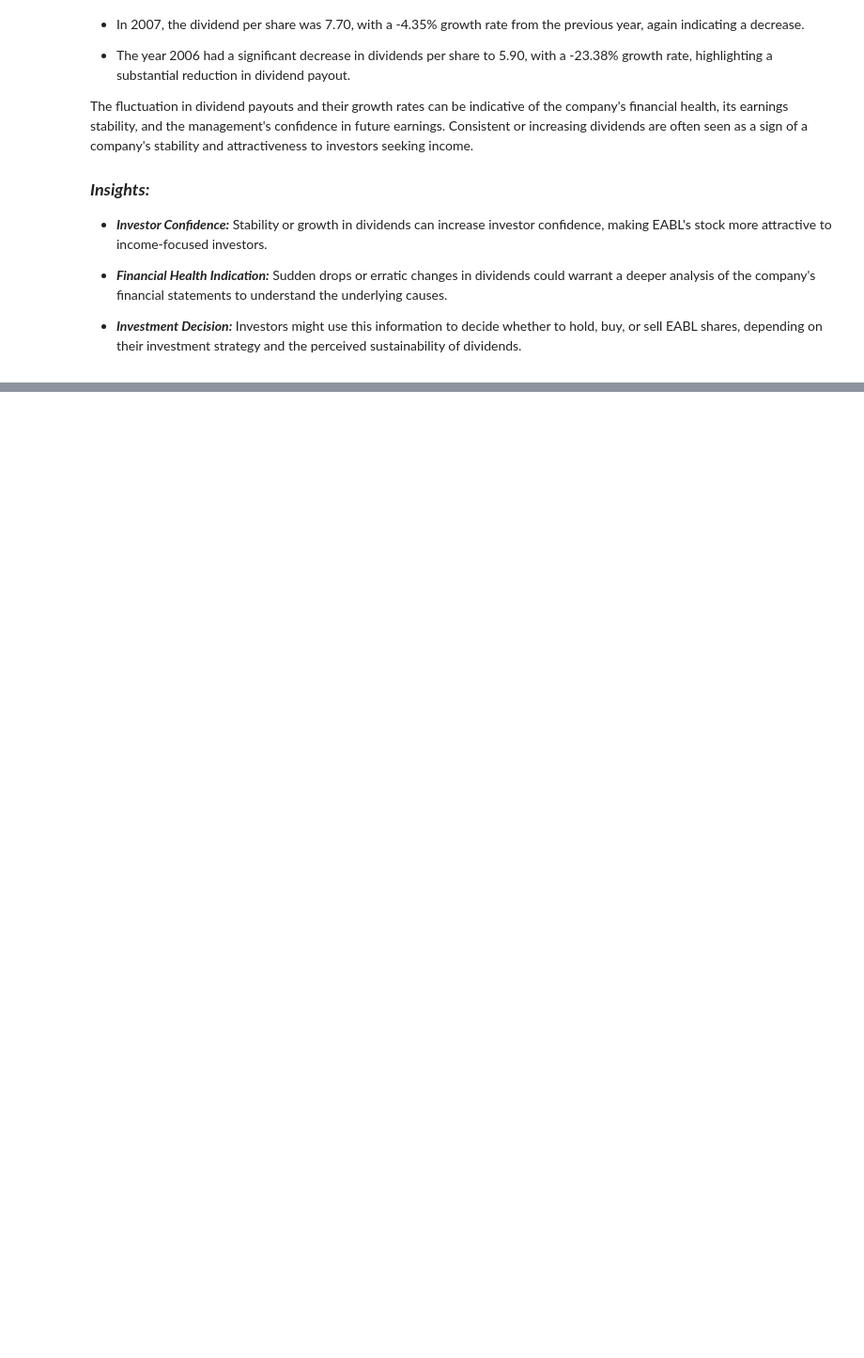
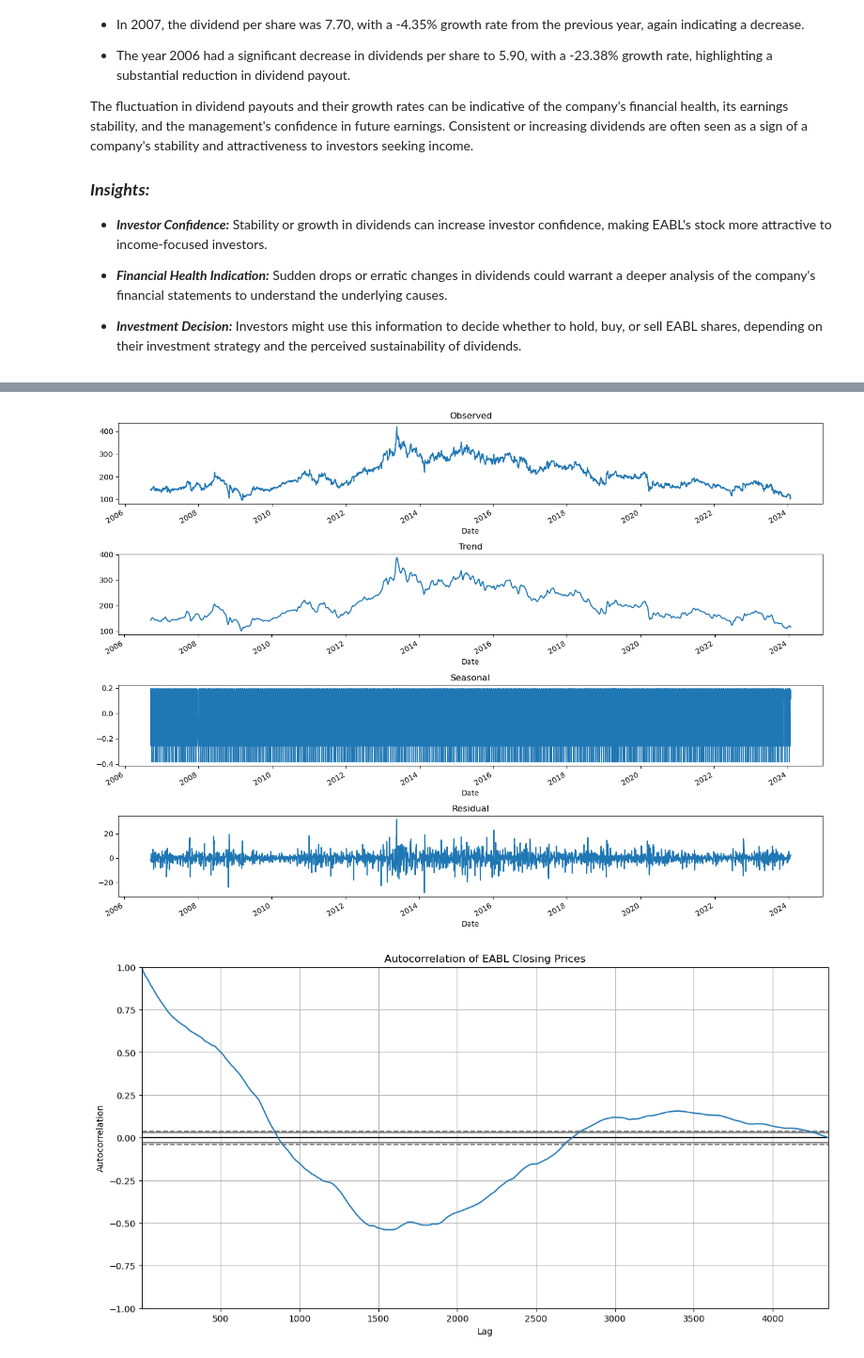
Before and after one commit to derak-isaack/dsc-capstone-project_finale, a Jupyter notebook: code/notebook.ipynb, the cells around one changed output, grey strips where cells are left out. Shown at 94% size. Cells and saved outputs as stored; diff of their text form; code cells hidden in the pictures; blank space fills up the shorter version.

```diff
--- a/code/notebook.ipynb
+++ b/code/notebook.ipynb
@@ -415,0 +426,69 @@ The fluctuation in dividend payouts and their growth rates can be indicative of
+# %%
+from statsmodels.tsa.seasonal import seasonal_decompose
+from pandas.plotting import autocorrelation_plot
+
+class TrendAnalysis:
+    """
+    A class to perform trend analysis on stock prices.
+    """
+    def __init__(self, data):
+        self.data = data
+        self.data.set_index('Date', inplace=True)
+
+    def decompose_series(self, model='additive', freq='M'):
+        """
+        Decompose the time series into its trend, seasonal, and residual components.
+        """
+        # Assuming 'Close' price for analysis
+        decomposition = seasonal_decompose(self.data['Close'], model=model, period=self._determine_period(freq))
+        return decomposition
+
+    def plot_decomposition(self, decomposition):
+        """
+        Plot the decomposed components of the time series.
+        """
+        fig, (ax1, ax2, ax3, ax4) = plt.subplots(4, 1, figsize=(14, 10))
+        decomposition.observed.plot(ax=ax1)
+        ax1.set_title('Observed')
+        decomposition.trend.plot(ax=ax2)
+        ax2.set_title('Trend')
+        decomposition.seasonal.plot(ax=ax3)
+        ax3.set_title('Seasonal')
+        decomposition.resid.plot(ax=ax4)
+        ax4.set_title('Residual')
+        plt.tight_layout()
+
+    def plot_autocorrelation(self):
+        """
+        Plot the autocorrelation of the 'Close' price to identify any autocorrelation patterns.
+        """
+        plt.figure(figsize=(14, 7))
+        autocorrelation_plot(self.data['Close'])
+        plt.title('Autocorrelation of EABL Closing Prices')
+        plt.show()
+
+    def _determine_period(self, freq):
+        """
+        Helper method to determine the period for seasonal decomposition based on frequency.
+        """
+        if freq == 'M':
+            return 12  # Monthly data
+        elif freq == 'Q':
+            return 4  # Quarterly data
+        else:
+            return 52  # Weekly data, as a default
+
+# Initialize the class with the filled data
+trend_analysis = TrendAnalysis(data_filled.copy())
+
+# Decompose the series
+decomposition = trend_analysis.decompose_series()
+
+# Plotting the decomposition
+trend_analysis.plot_decomposition(decomposition)
+
+# Plotting the autocorrelation
+trend_analysis.plot_autocorrelation()
+# %% [output]
+[figure, added]
+[figure, added]
```
Also changed, not shown: parts of 3 cells of this notebook.
